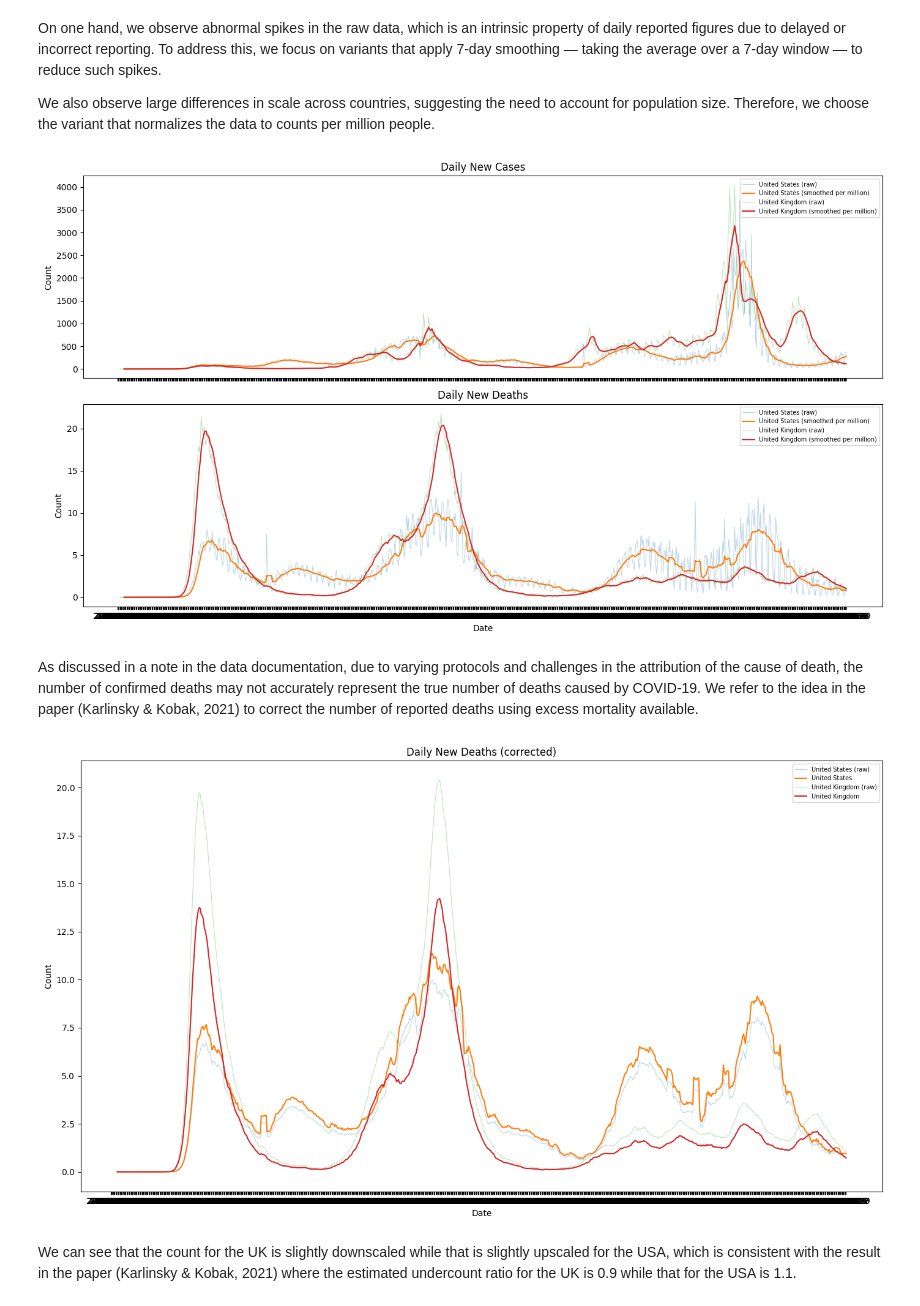
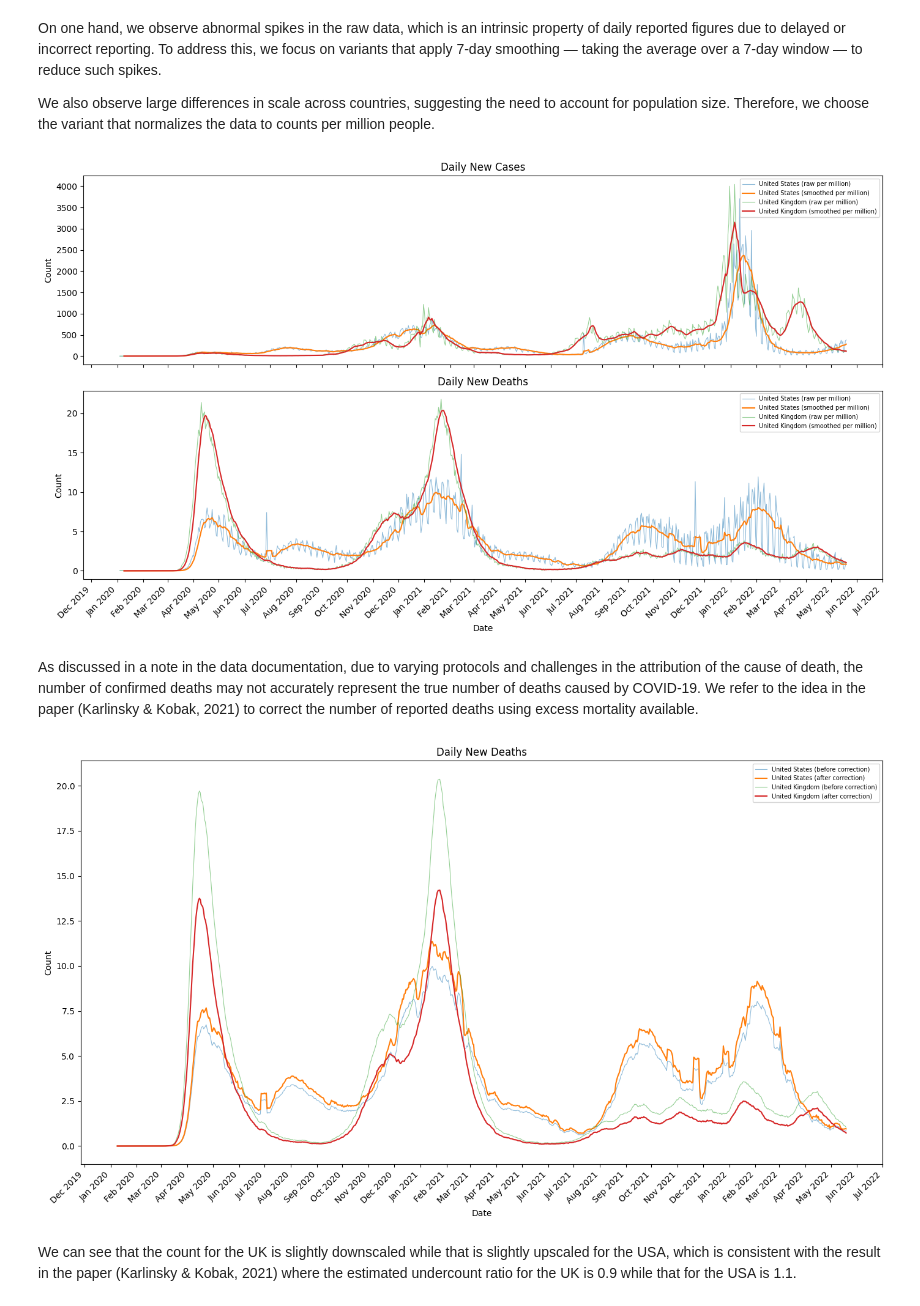
Before and after one commit to xiaoran0606/305-project, a Jupyter notebook: EDA/covid_data.ipynb, the cells around one changed output. Drawn from its saved outputs; the diff is of its cells as text; code cells hidden in the pictures.

```diff
--- a/EDA/covid_data.ipynb
+++ b/EDA/covid_data.ipynb
@@ -10,6 +11,6 @@ import matplotlib.gridspec as gridspec
 # %%
 # Load data
-df_complete = pd.read_csv('../owid-covid-data.csv')
+df_complete = pd.read_csv('../compact.csv')
 
 # Number of countries
 print("There are ", len(df_complete['country'].unique()), " distinct countries in the dataset before preprocessing")
@@ -83,10 +91,10 @@ countries = ['United States', 'United Kingdom']
 
 fig, axes = plt.subplots(2, 1, figsize=(14, 8), sharex=True)
 
-for country in countries:
-    subset = df[df['country'] == country]
-    axes[0].plot(subset['date'], subset['new_cases_per_million'], label=country)
-    axes[1].plot(subset['date'], subset['new_deaths_per_million'], label=country)
+for location in countries:
+    subset = df[df['country'] == location]
+    axes[0].plot(subset['date'], subset['new_cases'], label=location)
+    axes[1].plot(subset['date'], subset['new_deaths'], label=location)
 
 axes[0].set_title('Daily New Cases')
 axes[1].set_title('Daily New Deaths')
@@ -96,6 +104,9 @@ for ax in axes:
     ax.set_ylabel('Count')
 
 axes[1].set_xlabel('Date')
+axes[1].xaxis.set_major_locator(mdates.MonthLocator())
+axes[1].xaxis.set_major_formatter(mdates.DateFormatter('%b %Y'))
+plt.setp(axes[1].xaxis.get_majorticklabels(), rotation=45, ha='right')
 plt.tight_layout()
 plt.show()
 # %% [output]
@@ -108,30 +119,33 @@ We also observe large differences in scale across countries, suggesting the need
 # %%
 # Justify 7-day smoothing
 fig, axes = plt.subplots(2, 1, figsize=(14, 8), sharex=True)
 
-for country in countries:
-    subset = df[df['country'] == country]
+for location in countries:
+    subset = df[df['country'] == location]
 
-    # Raw data (lighter, thinner)
-    axes[0].plot(subset['date'], subset['new_cases_per_million'], alpha=0.3, linewidth=0.8, label=f'{country} (raw)')
-    axes[1].plot(subset['date'], subset['new_deaths_per_million'], alpha=0.3, linewidth=0.8, label=f'{country} (raw)')
+    # Raw data per million
+    axes[0].plot(subset['date'], subset['new_cases_per_million'], alpha=0.5, linewidth=0.8, label=f'{location} (raw per million)')
+    axes[1].plot(subset['date'], subset['new_deaths_per_million'], alpha=0.5, linewidth=0.8, label=f'{location} (raw per million)')
 
-    # Smoothed per million (bold, on top)
-    axes[0].plot(subset['date'], subset['new_cases_smoothed_per_million'], linewidth=1.5, label=f'{country} (smoothed per million)')
-    axes[1].plot(subset['date'], subset['new_deaths_smoothed_per_million'], linewidth=1.5, label=f'{country} (smoothed per million)')
+    # Smoothed per million
+    axes[0].plot(subset['date'], subset['new_cases_smoothed_per_million'], linewidth=1.5, label=f'{location} (smoothed per million)')
+    axes[1].plot(subset['date'], subset['new_deaths_smoothed_per_million'], linewidth=1.5, label=f'{location} (smoothed per million)')
 
 axes[0].set_title('Daily New Cases')
 axes[1].set_title('Daily New Deaths')
 
 for ax in axes:
     ax.legend(fontsize=7)
     ax.set_ylabel('Count')
 
 axes[1].set_xlabel('Date')
+axes[1].xaxis.set_major_locator(mdates.MonthLocator())
+axes[1].xaxis.set_major_formatter(mdates.DateFormatter('%b %Y'))
+plt.setp(axes[1].xaxis.get_majorticklabels(), rotation=45, ha='right')
 plt.tight_layout()
 plt.show()
 # %% [output]
-[figure, old version]
+[figure, new version]
 # %% [markdown]
 As discussed in a note in the data documentation, due to varying protocols and challenges in the attribution of the cause of death, the number of confirmed deaths may not accurately represent the true number of deaths caused by COVID-19. We refer to the idea in the paper (Karlinsky & Kobak, 2021) to correct the number of reported deaths using excess mortality available.
 # %%
@@ -150,19 +164,22 @@ df['new_deaths_smoothed_per_million_adjusted'] = df['new_deaths_smoothed_per_mil
 # Comparison after correction
 fig, ax = plt.subplots(1, 1, figsize=(14, 8))
 
-for country in countries:
-    subset = df[df['country'] == country]
-    ax.plot(subset['date'], subset['new_deaths_smoothed_per_million'], alpha=0.3, linewidth=0.8, label=f'{country} (raw)')
-    ax.plot(subset['date'], subset['new_deaths_smoothed_per_million_adjusted'], linewidth=1.5, label=country)
+for location in countries:
+    subset = df[df['country'] == location]
+    ax.plot(subset['date'], subset['new_deaths_smoothed_per_million'], alpha=0.5, linewidth=0.8, label=f'{location} (before correction)')
+    ax.plot(subset['date'], subset['new_deaths_smoothed_per_million_adjusted'], linewidth=1.5, label=f'{location} (after correction)')
 
-ax.set_title('Daily New Deaths (corrected)')
+ax.set_title('Daily New Deaths')
 ax.legend(fontsize=7)
 ax.set_ylabel('Count')
 ax.set_xlabel('Date')
+ax.xaxis.set_major_locator(mdates.MonthLocator())
+ax.xaxis.set_major_formatter(mdates.DateFormatter('%b %Y'))
+plt.setp(ax.xaxis.get_majorticklabels(), rotation=45, ha='right')
 plt.tight_layout()
 plt.show()
 # %% [output]
-[figure, old version]
+[figure, new version]
 # %% [markdown]
 We can see that the count for the UK is slightly downscaled while that is slightly upscaled for the USA, which is consistent with the result in the paper (Karlinsky & Kobak, 2021) where the estimated undercount ratio for the UK is 0.9 while that for the USA is 1.1.
 # %% [markdown]
```
Also changed, not shown: parts of 32 cells of this notebook, 4 other files.
